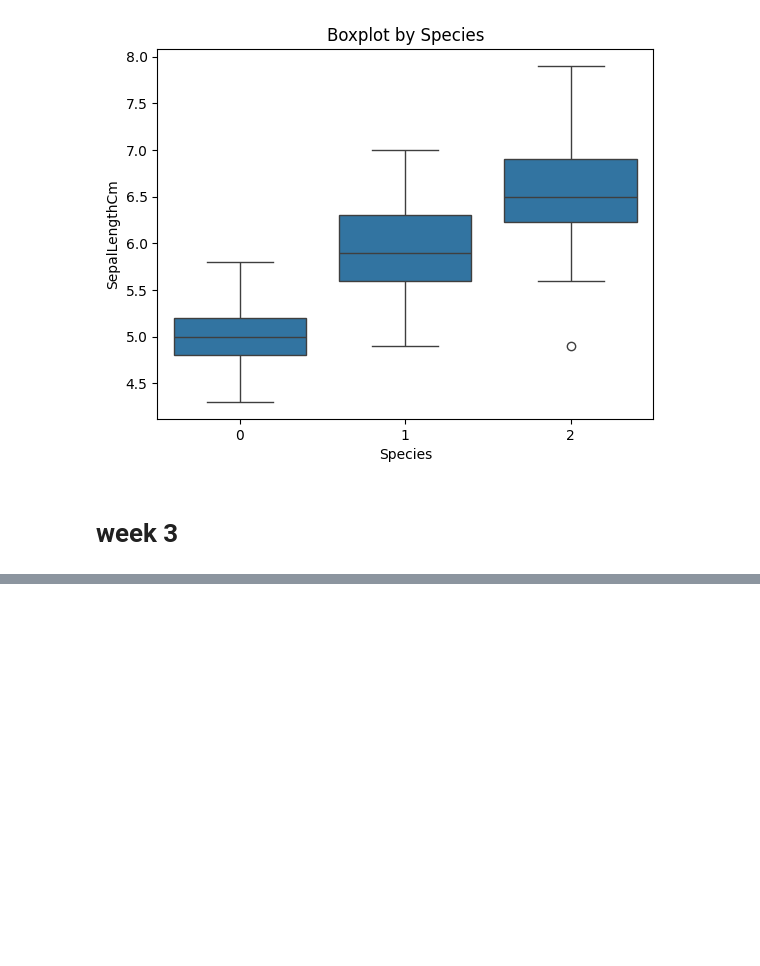
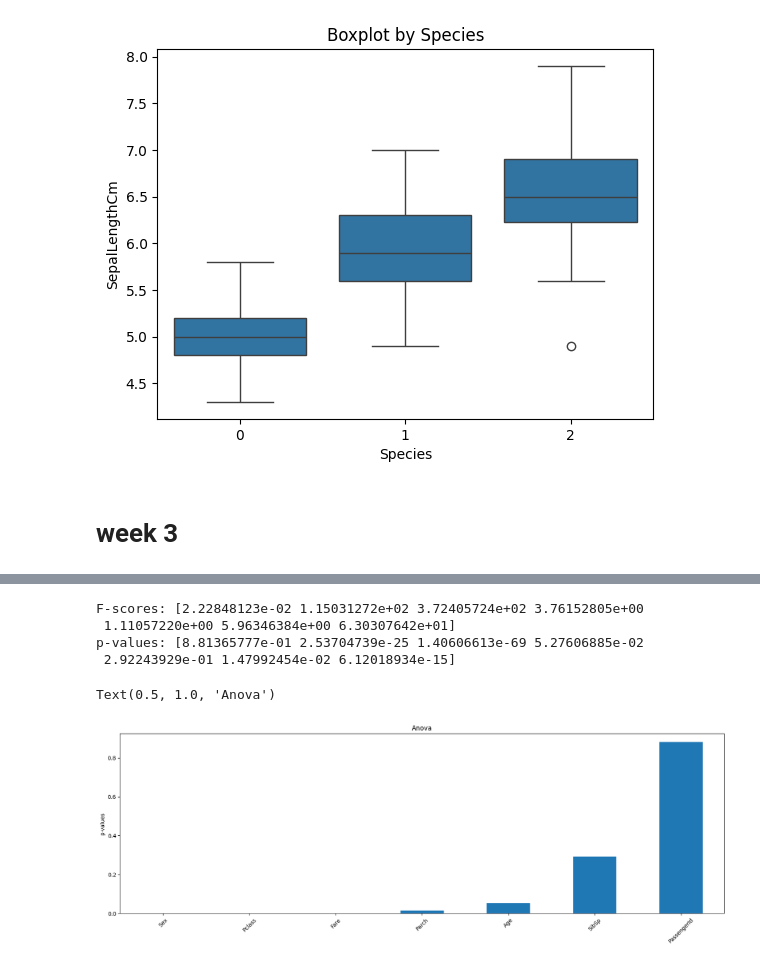
Before and after one commit to mekaviraj/ML_sem5, a Jupyter notebook: ml_lab_sem5.ipynb, the cells around one changed output, grey strips where cells are left out. Drawn from its saved outputs; the diff is of its cells as text; code cells hidden in the pictures; blank space fills up the shorter version.

```diff
--- a/ml_lab_sem5.ipynb
+++ b/ml_lab_sem5.ipynb
@@ -642,0 +756,3 @@ plt.show()
+# %%
+X = X[selected_features]
+X
@@ -642,0 +807,20 @@ plt.show()
+# %%
+from sklearn.feature_selection import f_classif
+f_score, p_value = f_classif(X, y)
+
+print("F-scores:", f_score)
+print("p-values:", p_value)
+# %% [output]
+F-scores: [2.22848123e-02 1.15031272e+02 3.72405724e+02 3.76152805e+00
+ 1.11057220e+00 5.96346384e+00 6.30307642e+01]
+p-values: [8.81365777e-01 2.53704739e-25 1.40606613e-69 5.27606885e-02
+ 2.92243929e-01 1.47992454e-02 6.12018934e-15]
+# %%
+p_values = pd.Series(p_value)
+p_values.index = X.columns
+p_values.sort_values(ascending=True).plot.bar(figsize=(20, 6), rot=45)
+plt.ylabel("p-values")
+plt.title("Anova")
+# %% [output]
+Text(0.5, 1.0, 'Anova')
+[figure, added]
```
Also changed, not shown: parts of 47 cells of this notebook.
